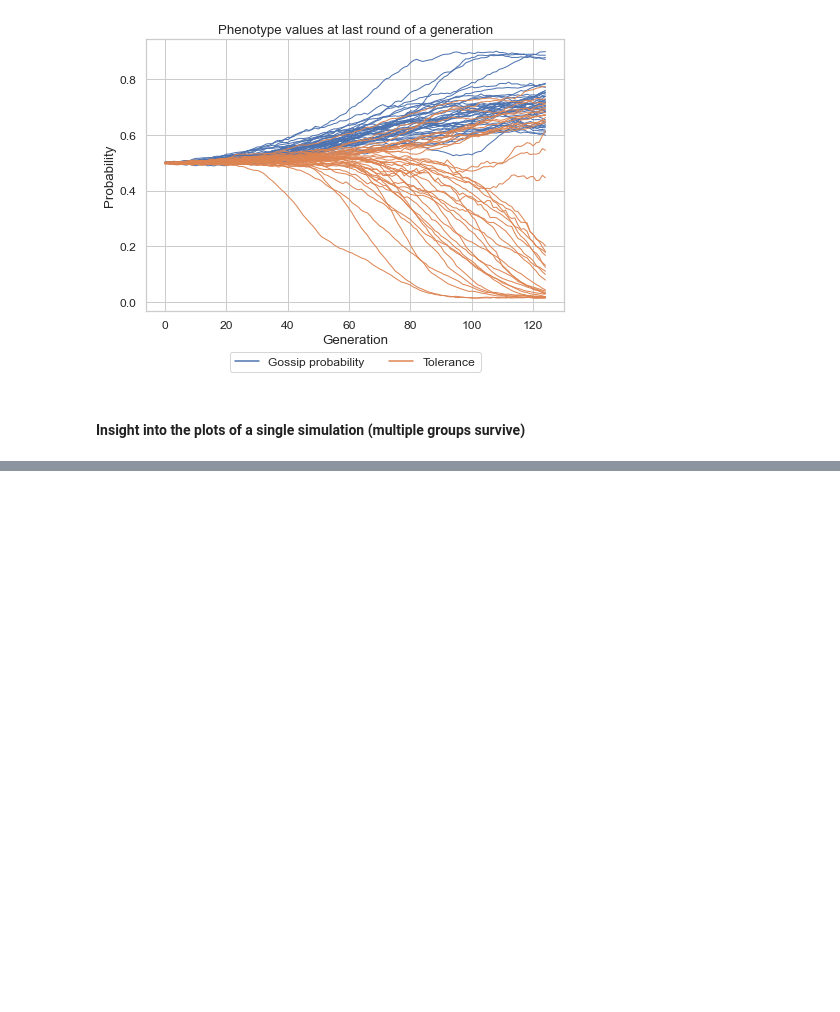
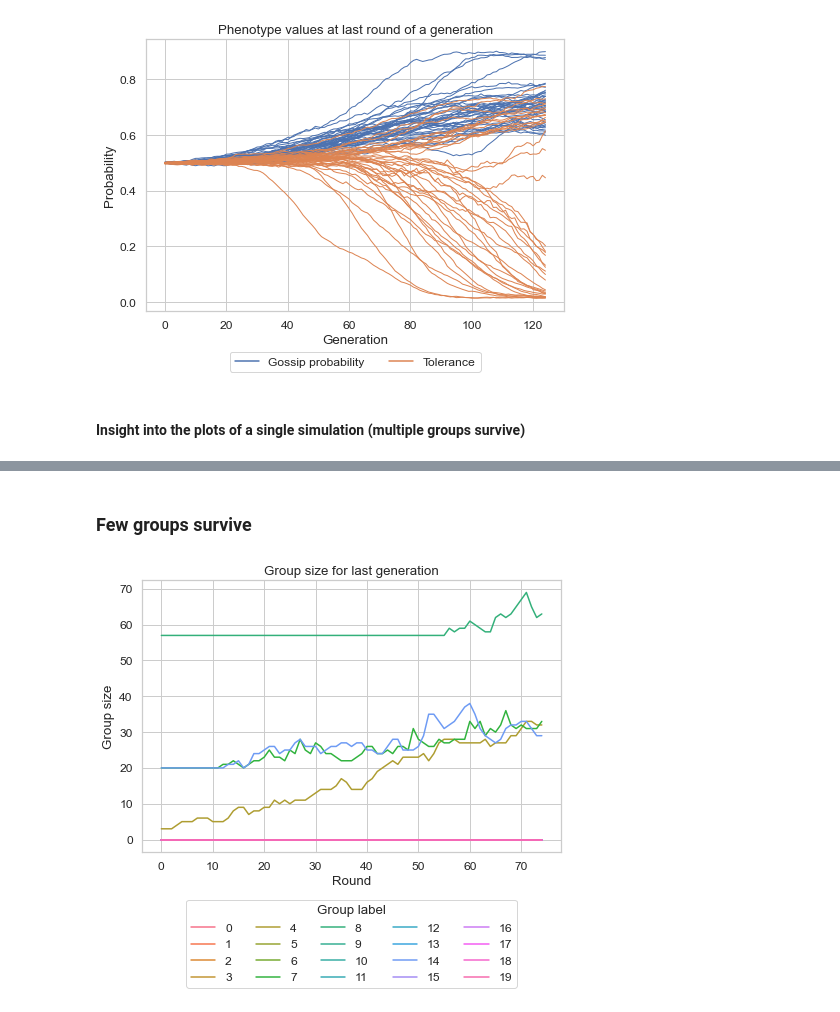
Before and after one commit to tomkouwenhoven/Master-Thesis, a Jupyter notebook: Sim_V2/gridsearch-plot.ipynb, the cells around one changed output, grey strips where cells are left out. Drawn from its saved outputs; the diff is of its cells as text; code cells hidden in the pictures; blank space fills up the shorter version.

```diff
--- a/Sim_V2/gridsearch-plot.ipynb
+++ b/Sim_V2/gridsearch-plot.ipynb
@@ -334,0 +349,16 @@ plt.savefig(os.path.join(new_plot_path, "last_gen_tolerance_multiple.png"),
+# %% [markdown]
+### Few groups survive
+# %%
+fig, ax = plt.subplots(figsize=(7.5, 5))
+sns.lineplot(data=last_gen_df.loc[last_gen_df['Simulation'] == FEW_GROUPS_SIMULATION], x='Round', y='Group size', hue='Group label')
+plt.title('Group size for last generation')
+
+handles, labels = ax.get_legend_handles_labels()
+# legend = plt.legend(handles=handles, labels=labels, bbox_to_anchor=(1.05, 1), loc=2, borderaxespad=0., ncol=2, title="Group label")
+legend = plt.legend(handles=handles, labels=labels, loc='lower center', bbox_to_anchor=(0.5, -0.5), ncol=5, borderaxespad=0., title="Group label")
+plt.savefig(os.path.join(new_plot_path, "last_gen_groupsize_few.png"),
+            dpi=300,
+            format='png',
+            bbox_inches='tight')
+# %% [output]
+[figure, added]
```
Also changed, not shown: parts of 11 cells of this notebook, 1 other file.
